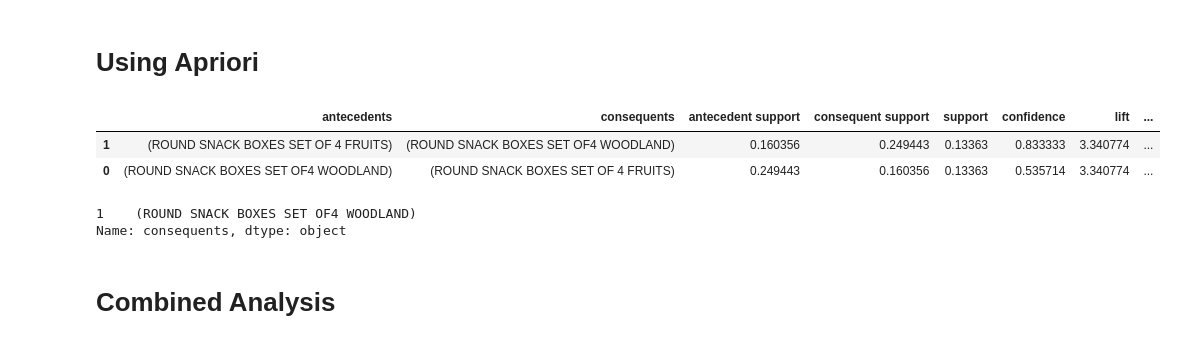
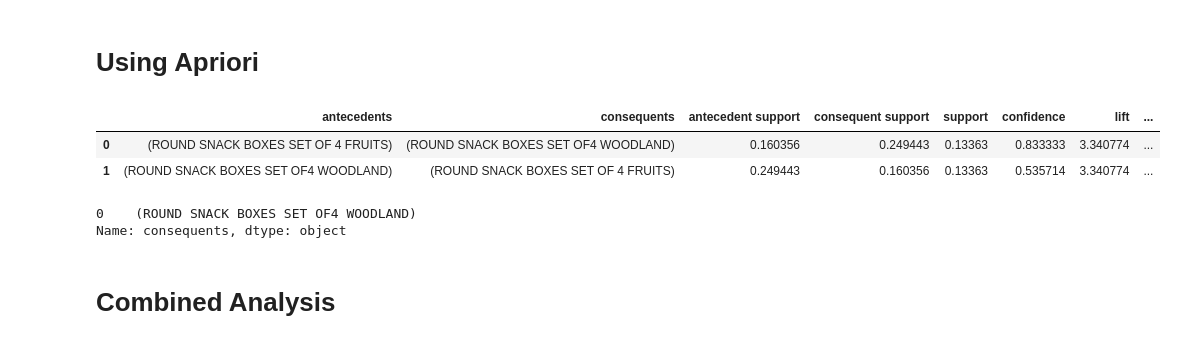
Before and after one commit to r567v/Apriori-on-Online-transactions, a Jupyter notebook: Apriori.ipynb, the cells around one changed output. Saved outputs shown, nothing was run; the diff lists cells and outputs as text; code cells hidden in the pictures.

```diff
--- a/Apriori.ipynb
+++ b/Apriori.ipynb
@@ -226,20 +227,21 @@ basket_Germany.head()
 frq_items = apriori(basket_Germany, min_support = 0.1, use_colnames = True)
 
 # Collecting the inferred rules in a dataframe
-rules = association_rules(frq_items, metric ="lift", min_threshold = 1)
-rules = rules.sort_values(['confidence', 'lift'], ascending =[False, False])
+rules_germany = association_rules(frq_items, metric ="lift", min_threshold = 1)
+rules_germany = rules_germany.sort_values(['confidence', 'lift'], ascending =[False, False])
 # %%
-rules
+rules_germany
 # %% [output]
 |  | antecedents | consequents | antecedent support | consequent support | support | confidence | lift | ... |
-| 1 | (ROUND SNACK BOXES SET OF 4 FRUITS) | (ROUND SNACK BOXES SET OF4 WOODLAND) | 0.160356 | 0.249443 | 0.13363 | 0.833333 | 3.340774 | ... |
-| 0 | (ROUND SNACK BOXES SET OF4 WOODLAND) | (ROUND SNACK BOXES SET OF 4 FRUITS) | 0.249443 | 0.160356 | 0.13363 | 0.535714 | 3.340774 | ... |
+| 0 | (ROUND SNACK BOXES SET OF 4 FRUITS) | (ROUND SNACK BOXES SET OF4 WOODLAND) | 0.160356 | 0.249443 | 0.13363 | 0.833333 | 3.340774 | ... |
+| 1 | (ROUND SNACK BOXES SET OF4 WOODLAND) | (ROUND SNACK BOXES SET OF 4 FRUITS) | 0.249443 | 0.160356 | 0.13363 | 0.535714 | 3.340774 | ... |
 # %%
 Item = {'ROUND SNACK BOXES SET OF 4 FRUITS'}
 
-rules[rules['antecedents']== Item]['consequents']
+rules_germany[rules_germany['antecedents']== Item]['consequents']
+#finding consequents for a given item
 # %% [output]
-1    (ROUND SNACK BOXES SET OF4 WOODLAND)
+0    (ROUND SNACK BOXES SET OF4 WOODLAND)
 Name: consequents, dtype: object
 # %% [markdown]
 # Combined Analysis
```
Also changed, not shown: parts of 44 cells of this notebook.
